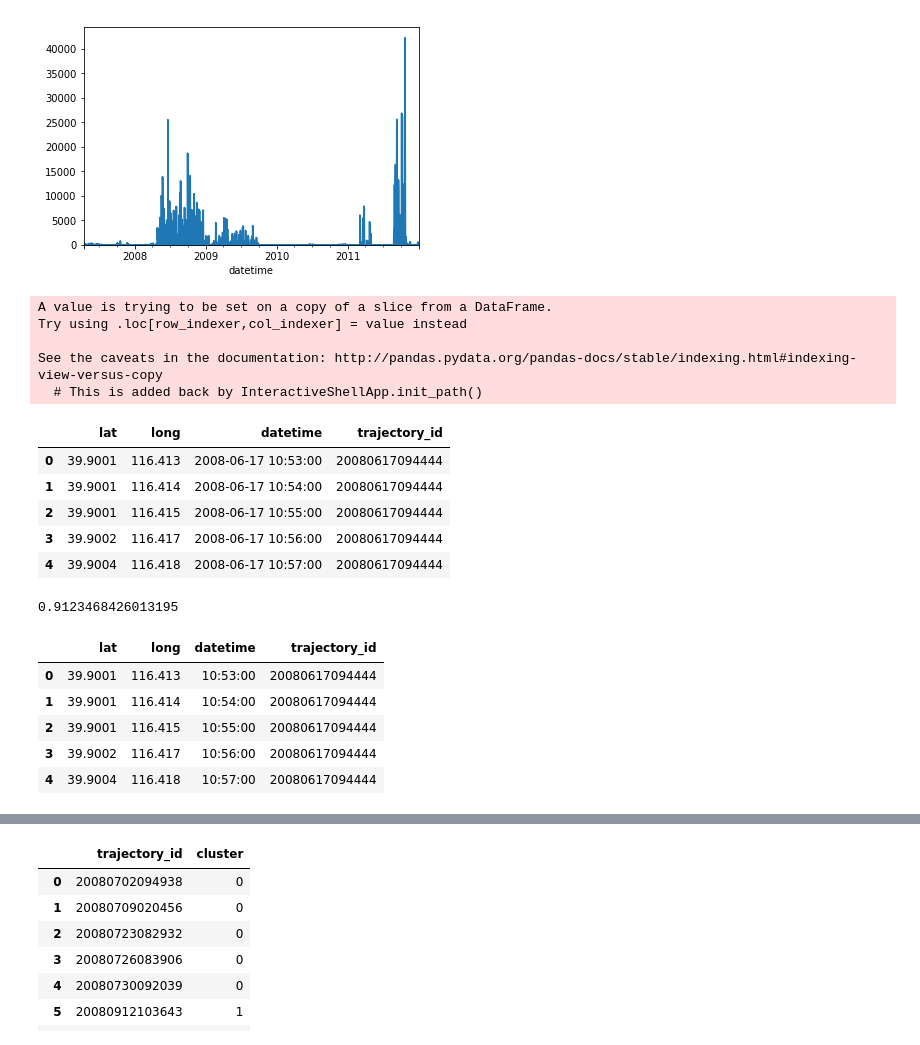
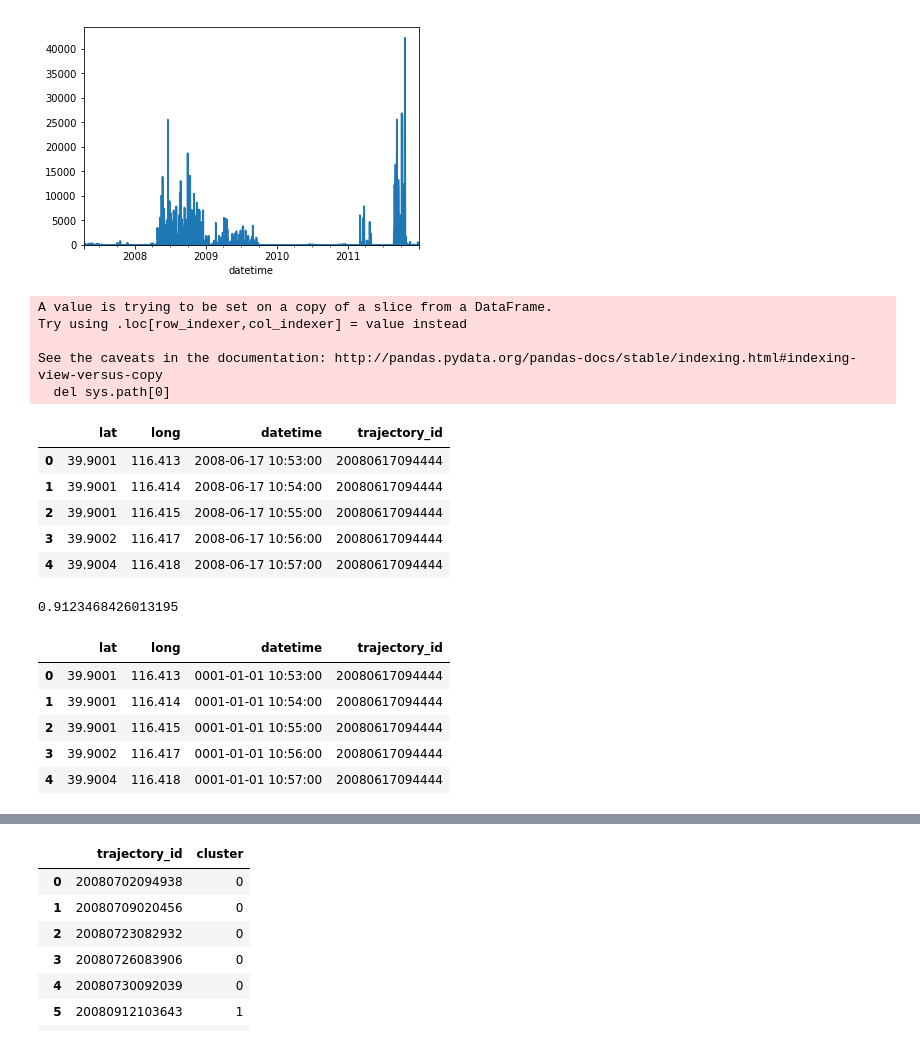
Before and after one commit to GNroy/Innopolis.MSDS.AlexanderLaptev.Thesis, a Jupyter notebook: examples/Snapshots.ipynb, the cells around one changed output, grey strips where cells are left out. Saved outputs shown, nothing was run; the diff lists cells and outputs as text; code cells hidden in the pictures.

```diff
--- a/examples/Snapshots.ipynb
+++ b/examples/Snapshots.ipynb
@@ -62,6 +64,8 @@ df.set_index('datetime').resample('D').count().lat.plot(kind='area')
 # %%
 # compress data to have unit time intervals
 # for now I've decided to use one minute interval
+one_minute_interval = datetime.timedelta(minutes=1)
+
 def compress(df, verbose=False):
     list_df = []
     iter_count = 0
@@ -88,7 +92,7 @@ A value is trying to be set on a copy of a slice from a DataFrame.
 Try using .loc[row_indexer,col_indexer] = value instead
 
 See the caveats in the documentation: http://pandas.pydata.org/pandas-docs/stable/indexing.html#indexing-view-versus-copy
-  # This is added back by InteractiveShellApp.init_path()
+  del sys.path[0]
 |  | lat | long | datetime | trajectory_id |
 | 0 | 39.9001 | 116.413 | 2008-06-17 10:53:00 | 20080617094444 |
 | 1 | 39.9001 | 116.414 | 2008-06-17 10:54:00 | 20080617094444 |
@@ -102,13 +106,15 @@ len(df_compressed['datetime'].unique()) / len(df_compressed)
 0.9123468426013195
 # %%
 # let's treat datetime column as only the time, i.e. as if all trajectories are recorded in the same day
-df_compressed['datetime'] = pd.Series([val.time() for val in df_compressed['datetime']])
+df_compressed['datetime'] = pd.Series([datetime.datetime.combine(datetime.date.min, val.time()) for val in df_compressed['datetime']])
+time_interval = df_compressed['datetime'].max() - df_compressed['datetime'].min()
+
 df_compressed.head()
 # %% [output]
 |  | lat | long | datetime | trajectory_id |
-| 0 | 39.9001 | 116.413 | 10:53:00 | 20080617094444 |
-| 1 | 39.9001 | 116.414 | 10:54:00 | 20080617094444 |
-| 2 | 39.9001 | 116.415 | 10:55:00 | 20080617094444 |
-| 3 | 39.9002 | 116.417 | 10:56:00 | 20080617094444 |
-| 4 | 39.9004 | 116.418 | 10:57:00 | 20080617094444 |
+| 0 | 39.9001 | 116.413 | 0001-01-01 10:53:00 | 20080617094444 |
+| 1 | 39.9001 | 116.414 | 0001-01-01 10:54:00 | 20080617094444 |
+| 2 | 39.9001 | 116.415 | 0001-01-01 10:55:00 | 20080617094444 |
+| 3 | 39.9002 | 116.417 | 0001-01-01 10:56:00 | 20080617094444 |
+| 4 | 39.9004 | 116.418 | 0001-01-01 10:57:00 | 20080617094444 |
 # %%
```
Also changed, not shown: parts of 16 cells of this notebook.
